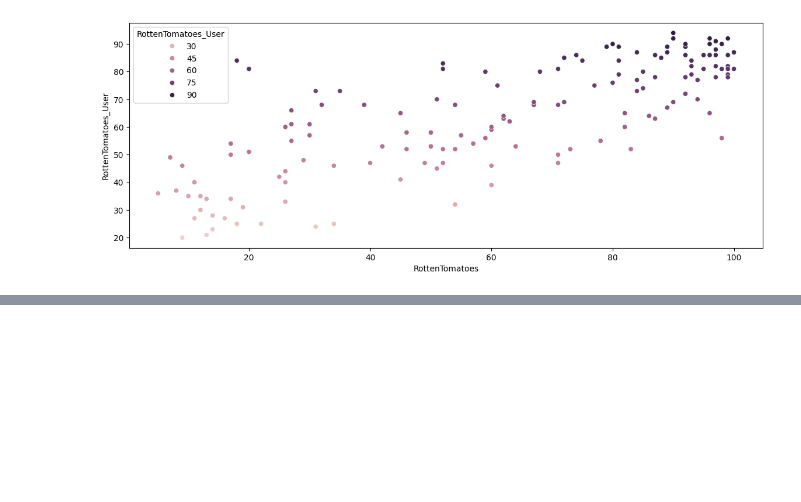
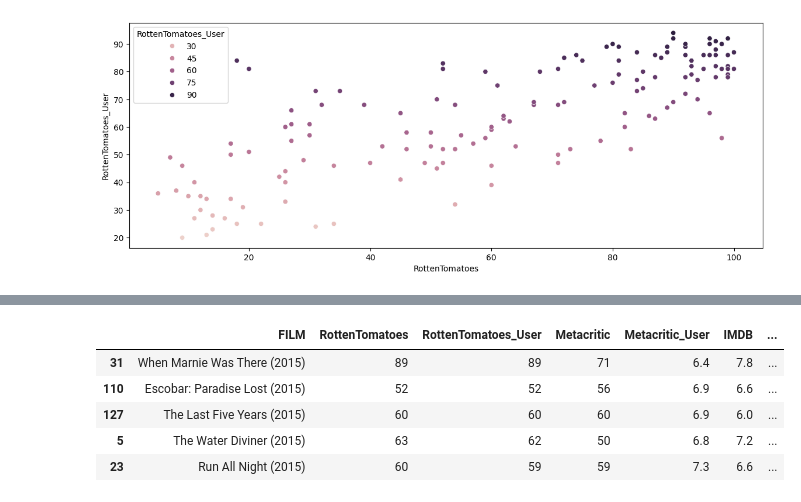
Before and after one commit to Mayandza/Projet, a Jupyter notebook: Projet_Fandango.ipynb, the cells around one changed output, grey strips where cells are left out. Saved outputs shown, nothing was run; the diff lists cells and outputs as text; code cells hidden in the pictures; blank space fills up the shorter version.

```diff
--- a/Projet_Fandango.ipynb
+++ b/Projet_Fandango.ipynb
@@ -272,0 +335,11 @@ sns.scatterplot(all_sites, y='RottenTomatoes_User', x='RottenTomatoes', hue='Rot
+# %%
+
+
+all_sites.nsmallest(5, 'Diff')
+# %% [output]
+|  | FILM | RottenTomatoes | RottenTomatoes_User | Metacritic | Metacritic_User | IMDB | ... |
+| 31 | When Marnie Was There (2015) | 89 | 89 | 71 | 6.4 | 7.8 | ... |
+| 110 | Escobar: Paradise Lost (2015) | 52 | 52 | 56 | 6.9 | 6.6 | ... |
+| 127 | The Last Five Years (2015) | 60 | 60 | 60 | 6.9 | 6.0 | ... |
+| 5 | The Water Diviner (2015) | 63 | 62 | 50 | 6.8 | 7.2 | ... |
+| 23 | Run All Night (2015) | 60 | 59 | 59 | 7.3 | 6.6 | ... |
```
Also changed, not shown: parts of 9 cells of this notebook.
